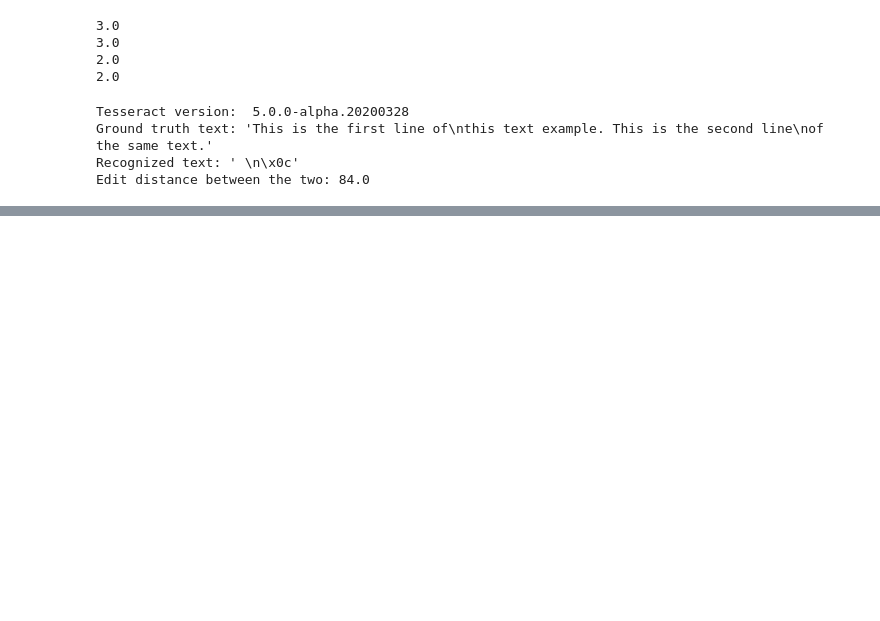
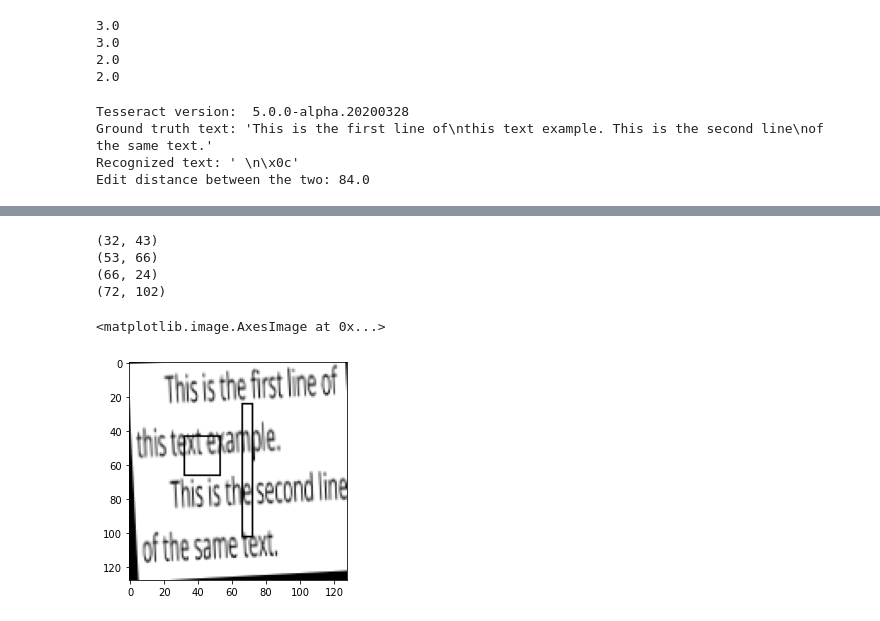
Before and after one commit to Abto-Coursework-Mentoring-2020/ocr-dataset-generator, a Jupyter notebook: src/main.ipynb, the cells around one changed output, grey strips where cells are left out. Saved outputs shown, nothing was run; the diff lists cells and outputs as text; code cells hidden in the pictures; blank space fills up the shorter version.

```diff
--- a/src/main.ipynb
+++ b/src/main.ipynb
@@ -79,0 +141,19 @@ print('PSNR')
+# %%
+
+rotate_op = RotateOperation(angle=3, center=(20, 20))
+rotated = rotate_op(image)
+for pt1, pt2 in orig_bboxes:
+    rotated_p1 = tuple(int(d) for d in rotate_point2d(pt1, (20, 20), 3, ))
+    rotated_p2 = tuple(int(d) for d in rotate_point2d(pt2, (20, 20), 3,))
+    print(rotated_p1)
+    print(rotated_p2)
+    cv2.rectangle(rotated, rotated_p1, rotated_p2, (0, 255, 0), 1)
+
+plt.imshow(rotated, cmap='gray')
+# %% [output]
+(32, 43)
+(53, 66)
+(66, 24)
+(72, 102)
+<matplotlib.image.AxesImage at 0x...>
+[figure, added]
```
Also changed, not shown: parts of 6 cells of this notebook, 1 other file.
